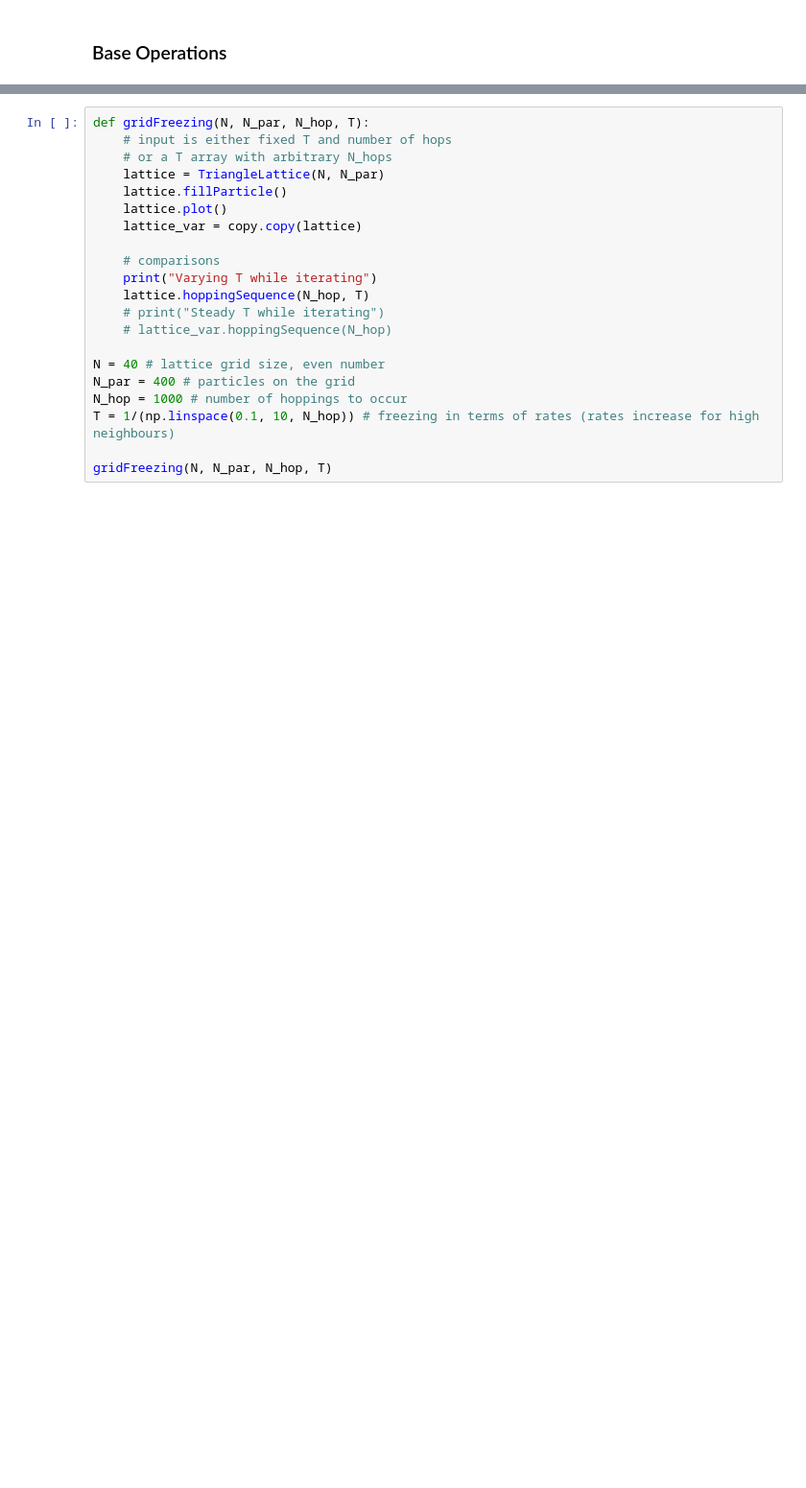
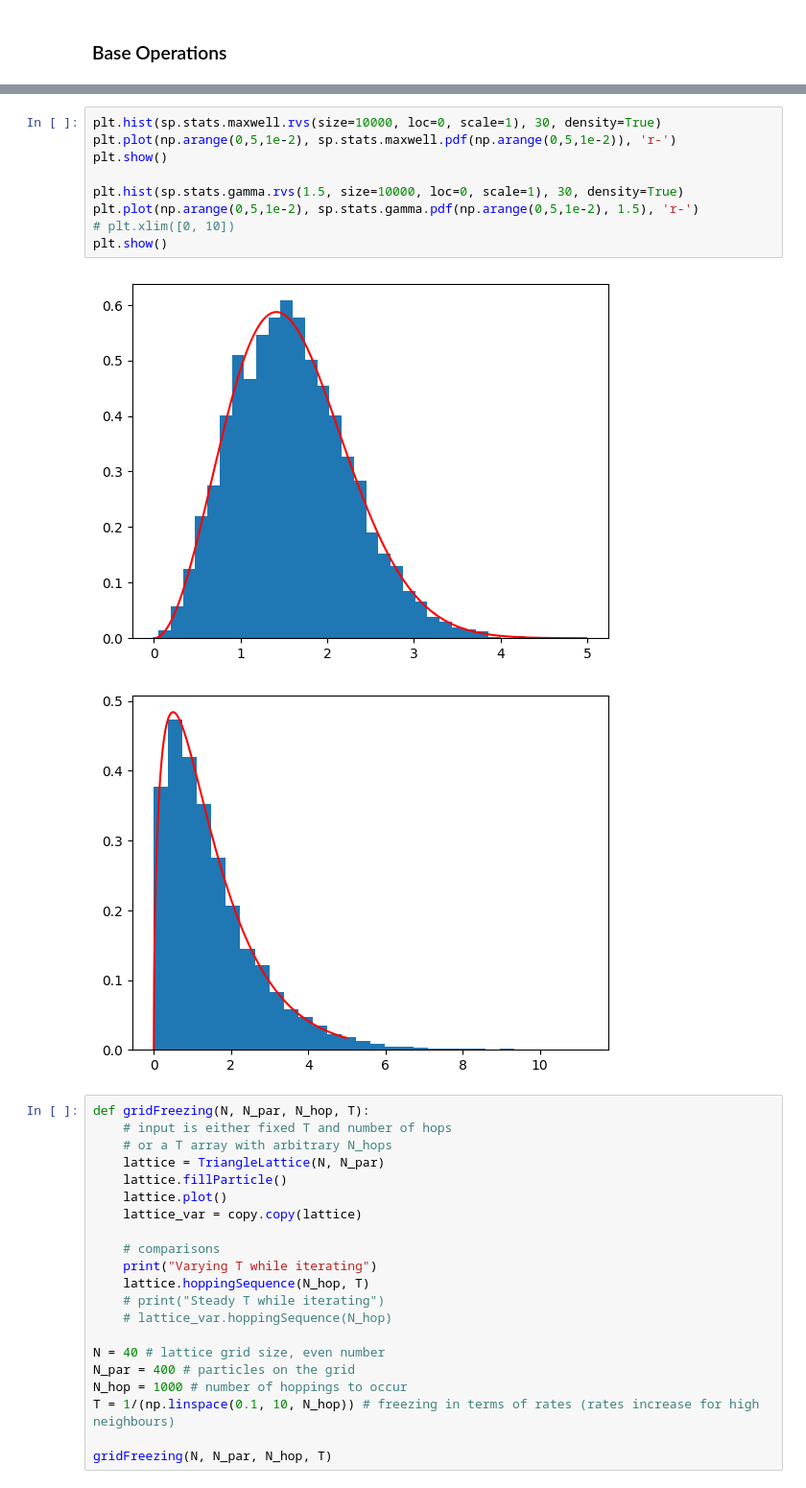
Before and after one commit to BaronLingestrom/Deposition_simulation, a Jupyter notebook: base.ipynb, the cells around one changed output, grey strips where cells are left out. Shown: that part at 96% size. Cells and saved outputs as stored; diff of their text form; blank space fills up the shorter version.

```diff
--- a/base.ipynb
+++ b/base.ipynb
@@ -359,3 +212,15 @@ print(sites)
+# %%
+plt.hist(sp.stats.maxwell.rvs(size=10000, loc=0, scale=1), 30, density=True)
+plt.plot(np.arange(0,5,1e-2), sp.stats.maxwell.pdf(np.arange(0,5,1e-2)), 'r-')
+plt.show()
+
+plt.hist(sp.stats.gamma.rvs(1.5, size=10000, loc=0, scale=1), 30, density=True)
+plt.plot(np.arange(0,5,1e-2), sp.stats.gamma.pdf(np.arange(0,5,1e-2), 1.5), 'r-')
+# plt.xlim([0, 10])
+plt.show()
+# %% [output]
+[figure, added]
+[figure, added]
 # %%
 def gridFreezing(N, N_par, N_hop, T):
     # input is either fixed T and number of hops
```
Also changed, not shown: parts of 6 cells of this notebook, 1 other file.
